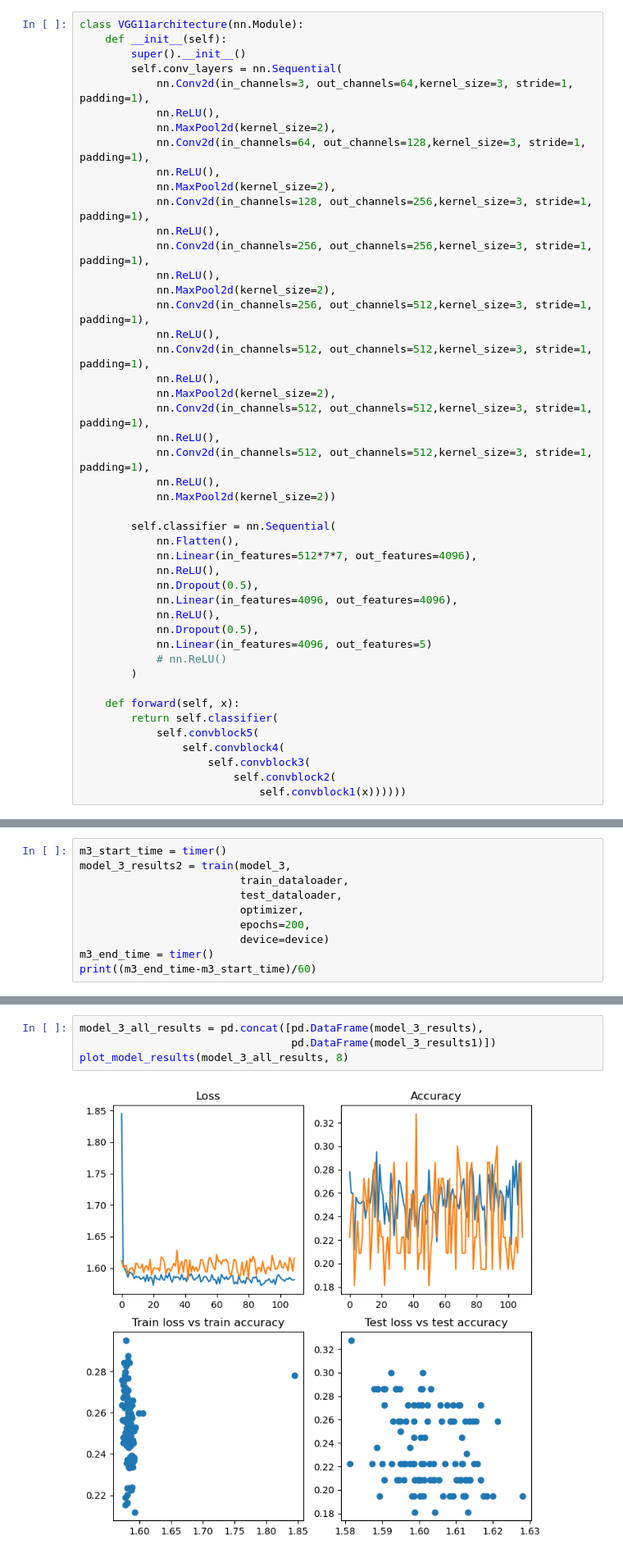
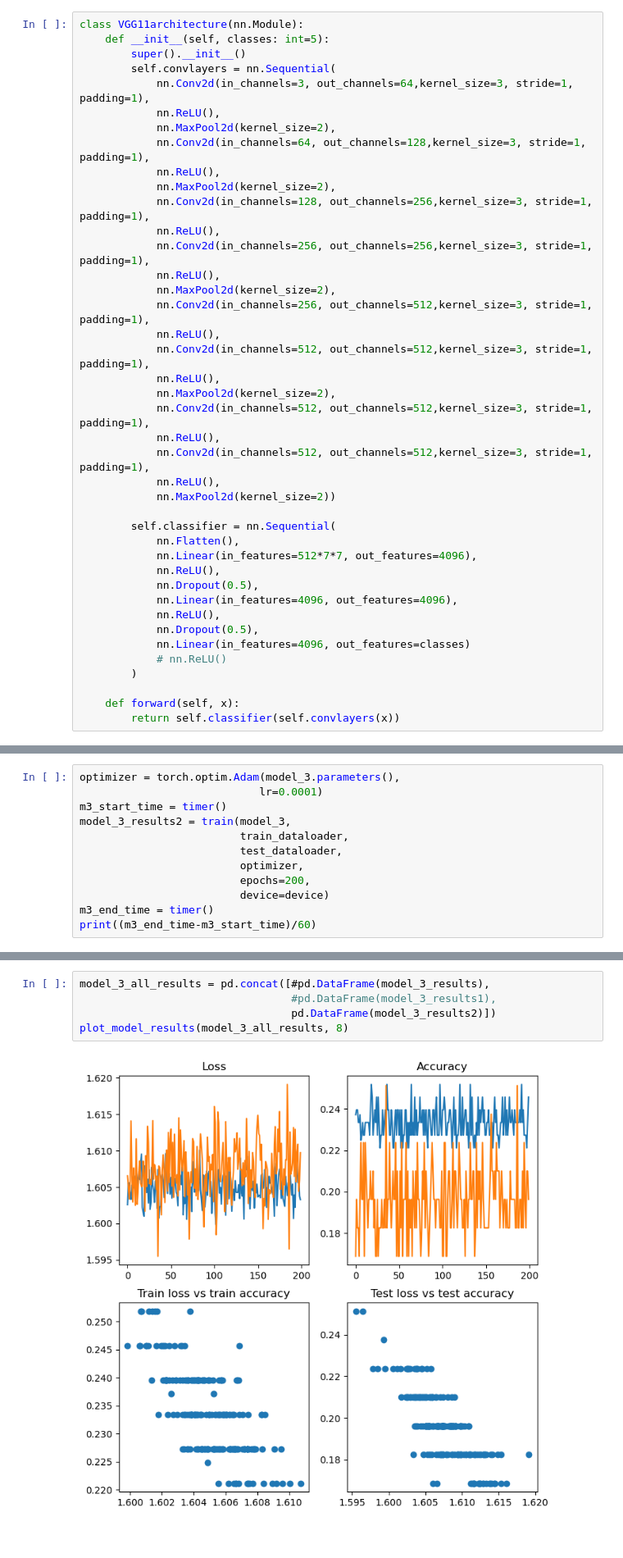
Before and after one commit to neddanedda/PyTorch_course, a Jupyter notebook: Flowers_five_classes.ipynb, the cells around one changed output, grey strips where cells are left out. Shown at 82% size. Drawn from its saved outputs; the diff is of its cells as text.

Commit message:
fitting in stages
fitting models with 2, 3, 4, 5 using previous experiment experience

```diff
--- a/Flowers_five_classes.ipynb
+++ b/Flowers_five_classes.ipynb
@@ -762,9 +799,9 @@ confusion_matrix_plot(model_2,
 https://www.geeksforgeeks.org/vgg-16-cnn-model/
 # %%
 class VGG11architecture(nn.Module):
-    def __init__(self):
+    def __init__(self, classes: int=5):
         super().__init__()
-        self.conv_layers = nn.Sequential(
+        self.convlayers = nn.Sequential(
             nn.Conv2d(in_channels=3, out_channels=64,kernel_size=3, stride=1, padding=1),
             nn.ReLU(),
             nn.MaxPool2d(kernel_size=2),
@@ -795,17 +832,12 @@ class VGG11architecture(nn.Module):
             nn.Linear(in_features=4096, out_features=4096),
             nn.ReLU(),
             nn.Dropout(0.5),
-            nn.Linear(in_features=4096, out_features=5)
+            nn.Linear(in_features=4096, out_features=classes)
             # nn.ReLU()
         )
 
     def forward(self, x):
-        return self.classifier(
-            self.convblock5(
-                self.convblock4(
-                    self.convblock3(
-                        self.convblock2(
-                            self.convblock1(x))))))
+        return self.classifier(self.convlayers(x))
 # %% [markdown]
 ### Importing data
 
@@ -922,4 +956,6 @@ Train loss: 1.60895 | Train acc: 0.23344 | Test loss: 1.59789 | Test acc: 0.2100
 # %%
+optimizer = torch.optim.Adam(model_3.parameters(),
+                            lr=0.0001)
 m3_start_time = timer()
 model_3_results2 = train(model_3,
                          train_dataloader,
@@ -932,9 +986,10 @@ print((m3_end_time-m3_start_time)/60)
 # %%
-model_3_all_results = pd.concat([pd.DataFrame(model_3_results),
-                                 pd.DataFrame(model_3_results1)])
+model_3_all_results = pd.concat([#pd.DataFrame(model_3_results),
+                                 #pd.DataFrame(model_3_results1),
+                                 pd.DataFrame(model_3_results2)])
 plot_model_results(model_3_all_results, 8)
 # %% [output]
-[figure, old version]
+[figure, new version]
 # %%
 # m3_start_time = timer()
 # # model_3_results = []
```
Also changed, not shown: parts of 39 cells of this notebook.
